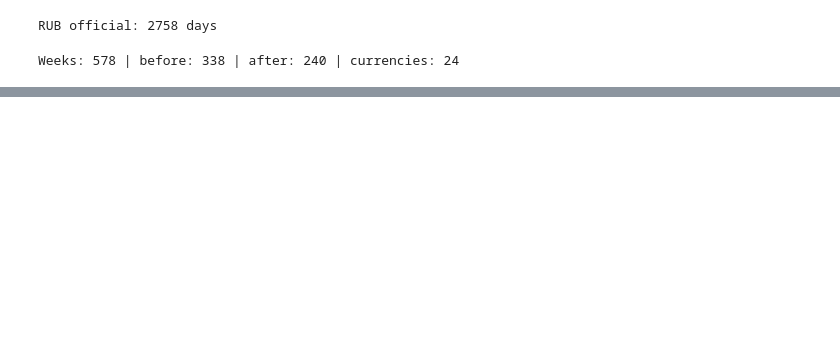
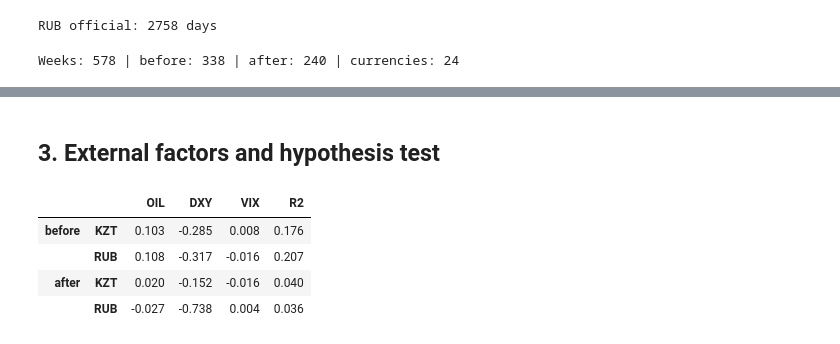
Before and after one commit to saratyulyuova/tenge-ruble-network, a Jupyter notebook: analysis.ipynb, the cells around one changed output, grey strips where cells are left out. Saved outputs shown, nothing was run; the diff lists cells and outputs as text; code cells hidden in the pictures; blank space fills up the shorter version.

```diff
--- a/analysis.ipynb
+++ b/analysis.ipynb
@@ -93,0 +174,27 @@ Weeks: 578 | before: 338 | after: 240 | currencies: 24
+# %% [markdown]
+## 3. External factors and hypothesis test
+# %%
+def factor_resid(Rp, Fp):
+    """OLS of each currency on [1, OIL, DXY, VIX]; returns residuals, betas, R²."""
+    X = np.column_stack([np.ones(len(Fp)), Fp.values])
+    B, *_ = np.linalg.lstsq(X, Rp.values, rcond=None)
+    E = Rp.values - X @ B
+    resid = pd.DataFrame(E, index=Rp.index, columns=Rp.columns)
+    betas = pd.DataFrame(B[1:].T, index=Rp.columns, columns=Fp.columns)
+    r2 = pd.Series(1 - E.var(axis=0) / Rp.values.var(axis=0), index=Rp.columns)
+    return resid, betas, r2
+
+E_pre, B_pre, R2_pre = factor_resid(pre, F_pre)
+E_post, B_post, R2_post = factor_resid(post, F_post)
+table3 = pd.concat({
+    "before": pd.concat([B_pre.loc[["KZT", "RUB"]], R2_pre[["KZT", "RUB"]].rename("R2")], axis=1),
+    "after":  pd.concat([B_post.loc[["KZT", "RUB"]], R2_post[["KZT", "RUB"]].rename("R2")], axis=1),
+}).round(3)
+table3.to_csv(f"{FIG}/table3_factor_betas.csv")
+table3
+# %% [output]
+|  |  | OIL | DXY | VIX | R2 |
+| before | KZT | 0.103 | -0.285 | 0.008 | 0.176 |
+|  | RUB | 0.108 | -0.317 | -0.016 | 0.207 |
+| after | KZT | 0.020 | -0.152 | -0.016 | 0.040 |
+|  | RUB | -0.027 | -0.738 | 0.004 | 0.036 |
```
Also changed, not shown: parts of 6 cells of this notebook.
